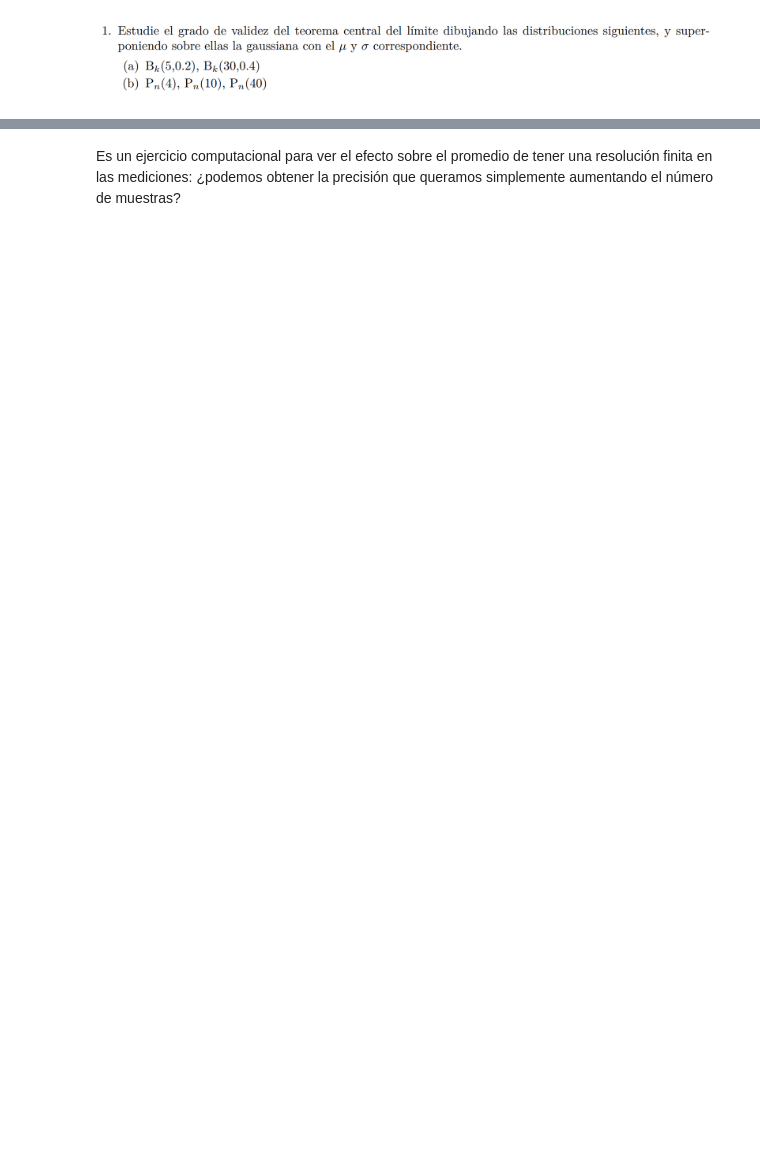
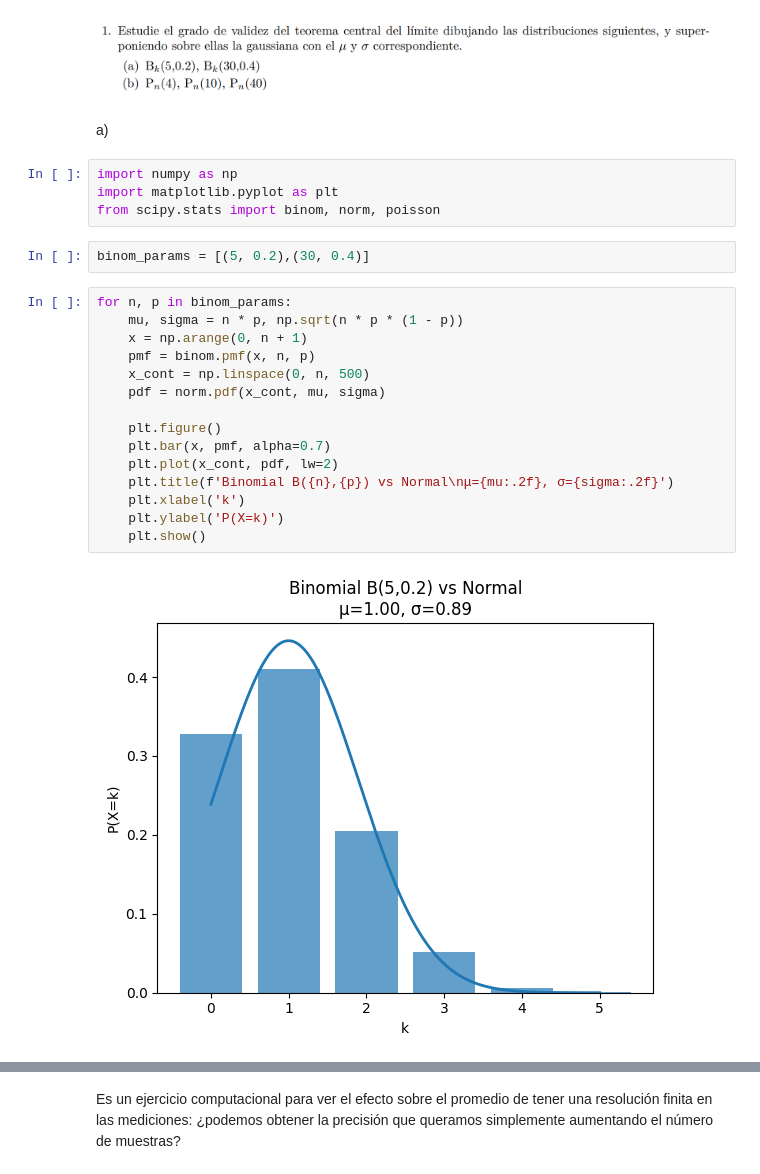
Before and after one commit to arirodriguez001/Teorica-1, a Jupyter notebook: OneDrive/Escritorio/python/MEFE/guia5.ipynb, the cells around one changed output, grey strips where cells are left out. Saved outputs shown, nothing was run; the diff lists cells and outputs as text; blank space fills up the shorter version.

```diff
--- a/OneDrive/Escritorio/python/MEFE/guia5.ipynb
+++ b/OneDrive/Escritorio/python/MEFE/guia5.ipynb
@@ -1,2 +1,27 @@
 # %% [markdown]
 ![image.png](attachment:image.png)
+# %% [markdown]
+a)
+# %%
+import numpy as np
+import matplotlib.pyplot as plt
+from scipy.stats import binom, norm, poisson
+# %%
+binom_params = [(5, 0.2),(30, 0.4)]
+# %%
+for n, p in binom_params:
+    mu, sigma = n * p, np.sqrt(n * p * (1 - p))
+    x = np.arange(0, n + 1)
+    pmf = binom.pmf(x, n, p)
+    x_cont = np.linspace(0, n, 500)
+    pdf = norm.pdf(x_cont, mu, sigma)
+
+    plt.figure()
+    plt.bar(x, pmf, alpha=0.7)
+    plt.plot(x_cont, pdf, lw=2)
+    plt.title(f'Binomial B({n},{p}) vs Normal\nμ={mu:.2f}, σ={sigma:.2f}')
+    plt.xlabel('k')
+    plt.ylabel('P(X=k)')
+    plt.show()
+# %% [output]
+[figure, added]
```
Also changed, not shown: parts of 3 cells of this notebook.
